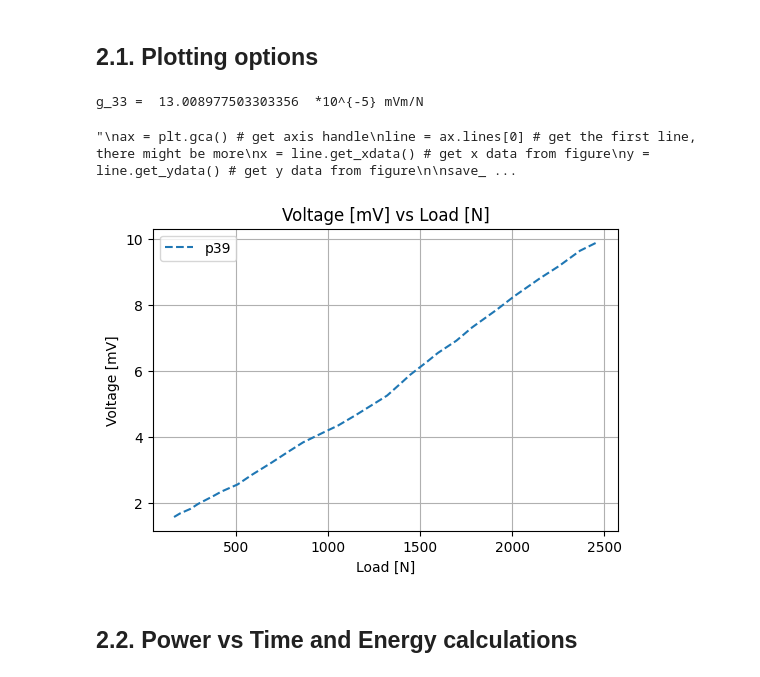
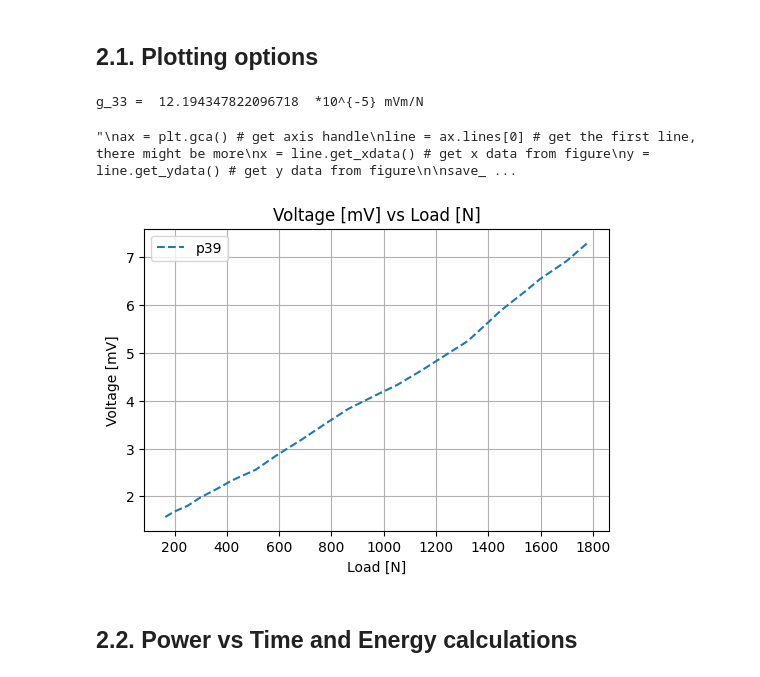
Before and after one commit to dantrica/Py-piezoGO, a Jupyter notebook: analytics_GO.ipynb, the cells around one changed output. Drawn from its saved outputs; the diff is of its cells as text; code cells hidden in the pictures.

```diff
--- a/analytics_GO.ipynb
+++ b/analytics_GO.ipynb
@@ -75,9 +65,11 @@ data = pd.read_excel('data/Medidas_GO_20220406.xlsx')
 #path_list = data.path
 #measure = ['OCP', 'f']
 
-ss1 = input("elegir muestras entre (p39 - p50), ejemplo: p39 p44 ...] : ")
+ss1 = input("Please select the specimens from (p39 - p50), for instance: p39 p44 ...] : ")
 
 def to_list(string):
     li = list(string.split(" "))
     return li
 picked_samples = to_list(ss1)
+
+print('Chose specimen(s) is/are: ', picked_samples)
@@ -368,53 +358,53 @@ def plot_electromechanical(data, idata, option=0, marker='--', etiqueta='',
 ## 2.1. Plotting options
 # %%
 '''
-Existen xx opciones (0 - XX) para seleccionar el tipo de gráfico a presentar,
-dado un conjunto de muestras 'pxx'
-option = 0 --- fuerza vs tiempo
-option = 1 --- deformación unitaria vs tiempo
-option = 2 --- fuerza vs deformación unitaria
-option = 3 --- voltaje vs tiempo
-option = 4 --- corriente vs tiempo
-option = 5 --- corriente vs voltaje
-option = 6 --- voltaje vs deformación unitaria
-option = 7 --- voltaje vs fuerza
-option = 8 --- corriente vs deformación unitaria
-option = 9 --- resistencia vs deformacion unitaria
-option = 10 --- resistencia vs fuerza
-option = 11 --- potencia vs tiempo
-option = 12 --- resistencia vs tiempo
-option = 13 --- Delta de resistencia / R vs deformacion unitaria
-option = 14 --- Delta de resistencia / R vs tiempo
-option = 15 --- voltaje / distancia entre electrodos vs fuerza / área sección transversal
-option = 16 --- deformación unitaria normalizada vs tiempo
-option = 17 --- corriente normalizada vs tiempo
-option = 18 --- potencia vs deformación unitaria
+There are xx options (0 - XX) to choose the figure to be plotted,
+according to set of specimens 'pxx'
+option = 0 --- force vs time
+option = 1 --- strain vs time
+option = 2 --- force vs strain
+option = 3 --- voltage vs time
+option = 4 --- current vs time
+option = 5 --- current vs voltage
+option = 6 --- voltage vs strain
+option = 7 --- voltage vs force
+option = 8 --- current vs strain
+option = 9 --- resistance vs strain
+option = 10 --- resistance vs force
+option = 11 --- potencia vs time
+option = 12 --- resistance vs time
+option = 13 --- Delta resistance / R vs strain
+option = 14 --- Delta resistance / R vs time
+option = 15 --- voltage / electrodes separation vs force / cross section
+option = 16 --- nomalized strain vs time
+option = 17 --- normalized current vs time
+option = 18 --- power vs strain
 '''
 idata = interpol(samples=picked_samples, dic_data=dic_data_by_sample,
-                 t_min_max=[2.56,16], n=500)
+                 t_min_max=[2.56,13], n=500)
 data = dic_data_by_sample
 
 xylabel = plot_electromechanical(data, idata, option=7, marker='--',
                                  etiqueta='', label_axes='en', dpi=100)
 
 plt.grid()
 '''
 ax = plt.gca() # get axis handle
 line = ax.lines[0] # get the first line, there might be more
 x = line.get_xdata() # get x data from figure
 y = line.get_ydata() # get y data from figure
 
 save_VL = 'outputs/fig_GO/'
 temp_file = open(save_VL+picked_samples[0]+'_'+xylabel[1].split(' ')[0]+'_'+
                     xylabel[0].split(' ')[0]+'.txt', mode='w+')
 for s in np.arange(len(x)):
    temp_file.write('%0.3f %0.3f\n' %(x[s], y[s]))
 temp_file.close()
 '''
 # %% [output]
-g_33 =  13.008977503303356  *10^{-5} mVm/N
+g_33 =  12.194347822096718  *10^{-5} mVm/N
 "\nax = plt.gca() # get axis handle\nline = ax.lines[0] # get the first line, there might be more\nx = line.get_xdata() # get x data from figure\ny = line.get_ydata() # get y data from figure\n\nsave_ ...
-[figure, old version]
+[figure, new version]
 # %% [markdown]
 ## 2.2. Power vs Time and Energy calculations
 # %%
```
Also changed, not shown: parts of 11 cells of this notebook.
